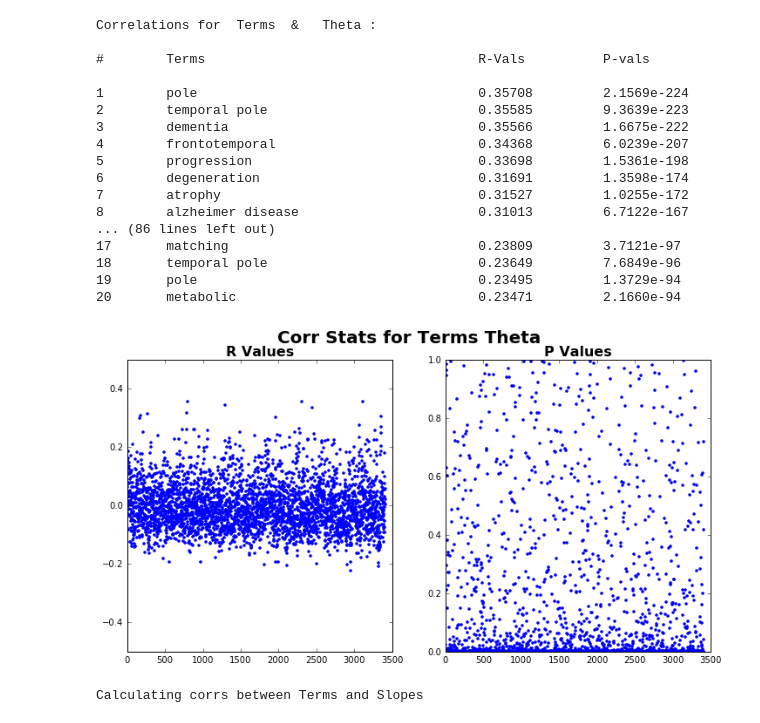
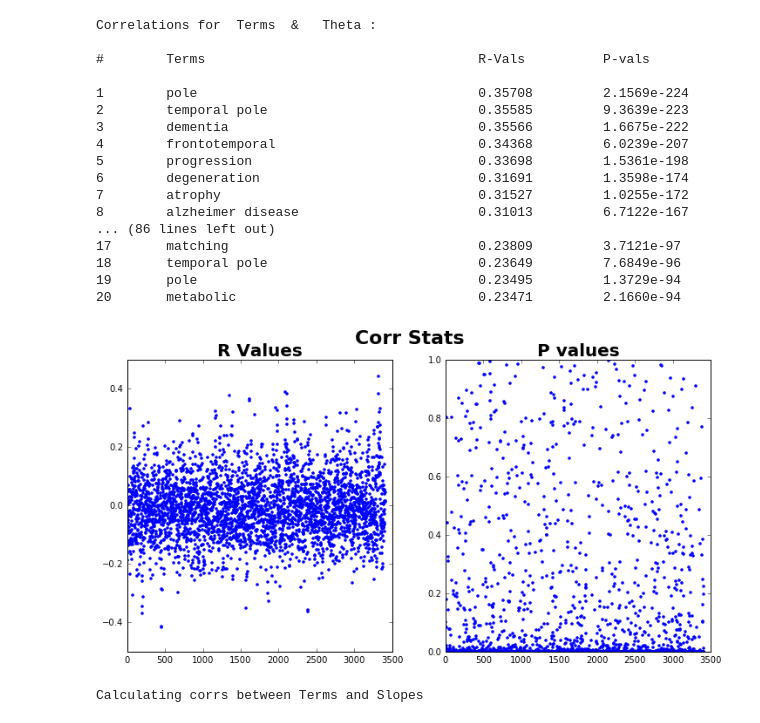
Before and after one commit to voytekresearch/omapping, a Jupyter notebook: MapComparisons.ipynb, the cells around one changed output. Drawn from its saved outputs; the diff is of its cells as text; code cells hidden in the pictures.

```diff
--- a/MapComparisons.ipynb
+++ b/MapComparisons.ipynb
@@ -94,11 +100,12 @@ Correlations for  Terms  &   Theta :
 18       temporal pole                           0.23649         7.6849e-96
 19       pole                                    0.23495         1.3729e-94
 20       metabolic                               0.23471         2.1660e-94
-# %%
-# Plot an example of distribution of R values and P values
-om_maps.plot_corrs('Terms', 'Theta')
-# %% [output]
-[figure, removed]
+# %%
+# Plot distribution of R and p-values
+plot_dat = 'TermsAlpha'
+plot_corrs(om_maps.corrs[plot_dat], om_maps.p_vals[plot_dat])
+# %% [output]
+[figure, added]
 # %%
 # Save calculated osc correlations to file
 for osc in osc_bands:
```
Also changed, not shown: parts of 6 cells of this notebook.
